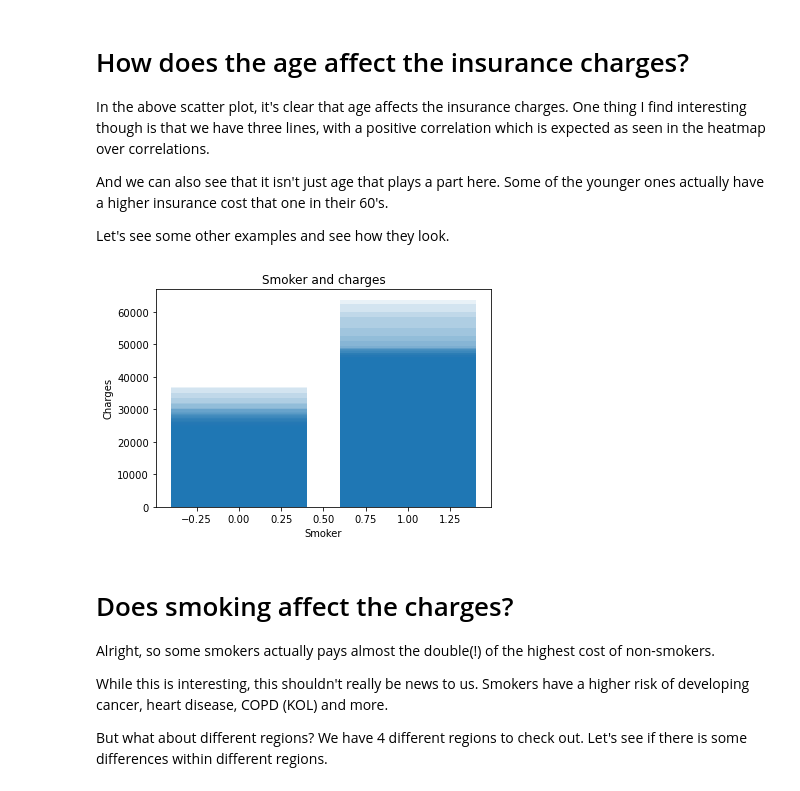
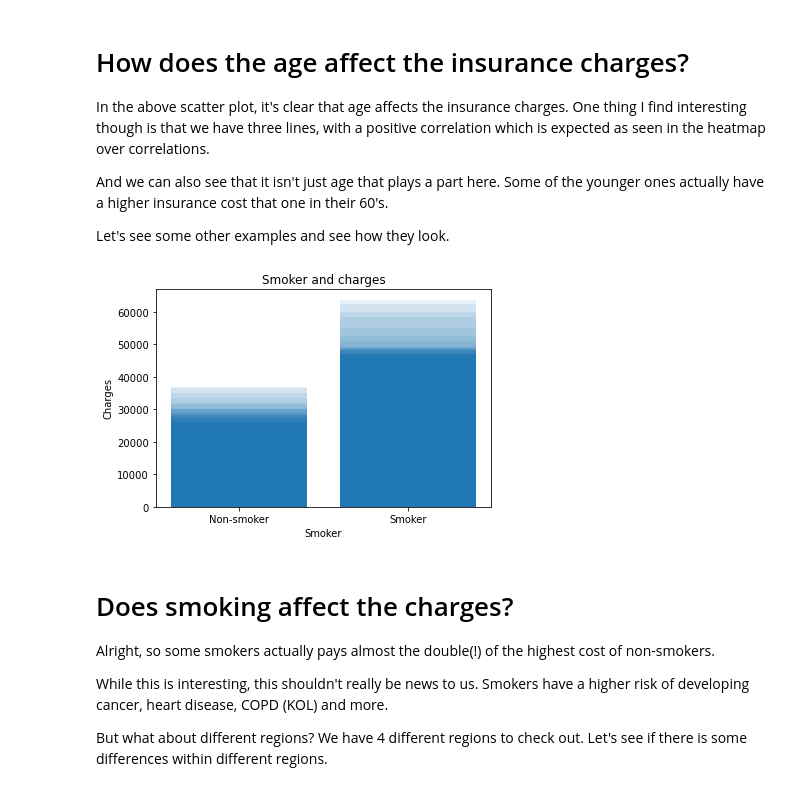
Before and after one commit to Shubban478/Data-Science, a Jupyter notebook: Sebastian.Lundgren_HMS.ipynb, the cells around one changed output. Cells and saved outputs as stored; diff of their text form; code cells hidden in the pictures.

```diff
--- a/Sebastian.Lundgren_HMS.ipynb
+++ b/Sebastian.Lundgren_HMS.ipynb
@@ -892,17 +895,23 @@ Let's see some other examples and see how they look.
 # %%
 # Y axis variable is the same so we just give the X axis variable a different column
 x = insurance_df.smoker
 
+# Set the lables to easier read the plot. Arange is used for locations of the labels
+labels = ['Non-smoker', 'Smoker']
+z = np.arange(len(labels))
+
 # Here we use a bar plot instead of scatter plot with usage of alpha as described above
 plt.bar(x, y, alpha=0.1)
-
 plt.title('Smoker and charges')
 plt.xlabel('Smoker')
 plt.ylabel('Charges')
 
+#  Implement the X labels
+plt.xticks(z, labels)
+
 plt.show()
 # %% [output]
-[figure, old version]
+[figure, new version]
 # %% [markdown]
 # Does smoking affect the charges?
 
```
Also changed, not shown: parts of 10 cells of this notebook, 4 other files.
